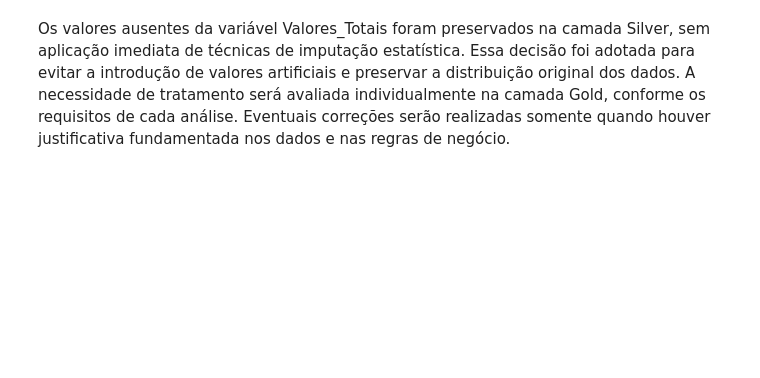
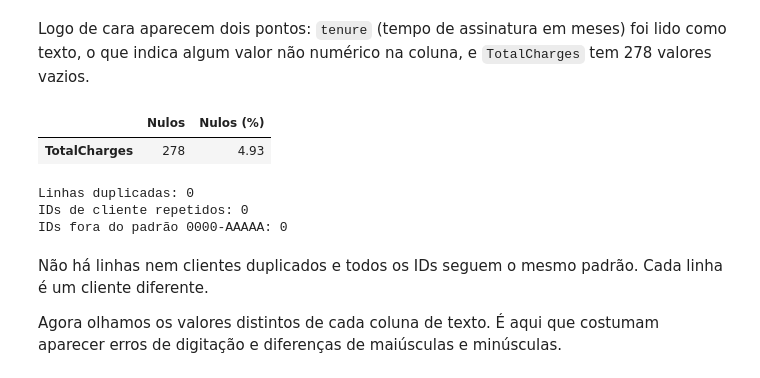
Before and after one commit to Duduur/PII2_databrikcks, a Jupyter notebook: Src/Notebooks/camada_silver.ipynb, the cells around one changed output. Cells and saved outputs as stored; diff of their text form; code cells hidden in the pictures; blank space fills up the shorter version.

Commit message:
Docs/Fix
Atualização de documentação e finalização das golds

```diff
--- a/Src/Notebooks/camada_silver.ipynb
+++ b/Src/Notebooks/camada_silver.ipynb
@@ -411,2 +49,0 @@ display(
-# %% [markdown]
-Os valores ausentes da variável Valores_Totais foram preservados na camada Silver, sem aplicação imediata de técnicas de imputação estatística. Essa decisão foi adotada para evitar a introdução de valores artificiais e preservar a distribuição original dos dados. A necessidade de tratamento será avaliada individualmente na camada Gold, conforme os requisitos de cada análise. Eventuais correções serão realizadas somente quando houver justificativa fundamentada nos dados e nas regras de negócio.
@@ -414,0 +50,25 @@ df.to_csv("../Data/Silver/tabela_silver.csv", index=False, encoding='utf-8-sig')
+# %% [markdown]
+Logo de cara aparecem dois pontos: `tenure` (tempo de assinatura em meses) foi lido como texto, o que indica algum valor não numérico na coluna, e `TotalCharges` tem 278 valores vazios.
+# %%
+resumo_ausentes = pd.DataFrame({
+    'Nulos': df.isna().sum(),
+    'Nulos (%)': (df.isna().mean() * 100).round(2)
+})
+resumo_ausentes[resumo_ausentes['Nulos'] > 0]
+# %% [output]
+|  | Nulos | Nulos (%) |
+| TotalCharges | 278 | 4.93 |
+# %%
+print('Linhas duplicadas:', df.duplicated().sum())
+print('IDs de cliente repetidos:', df['customerID'].duplicated().sum())
+
+id_valido = df['customerID'].str.fullmatch(r'[0-9]{4}-[A-Z]{5}')
+print('IDs fora do padrão 0000-AAAAA:', (~id_valido).sum())
+# %% [output]
+Linhas duplicadas: 0
+IDs de cliente repetidos: 0
+IDs fora do padrão 0000-AAAAA: 0
+# %% [markdown]
+Não há linhas nem clientes duplicados e todos os IDs seguem o mesmo padrão. Cada linha é um cliente diferente.
+
+Agora olhamos os valores distintos de cada coluna de texto. É aqui que costumam aparecer erros de digitação e diferenças de maiúsculas e minúsculas.
```
Also changed, not shown: parts of 61 cells of this notebook, 7 other files.
